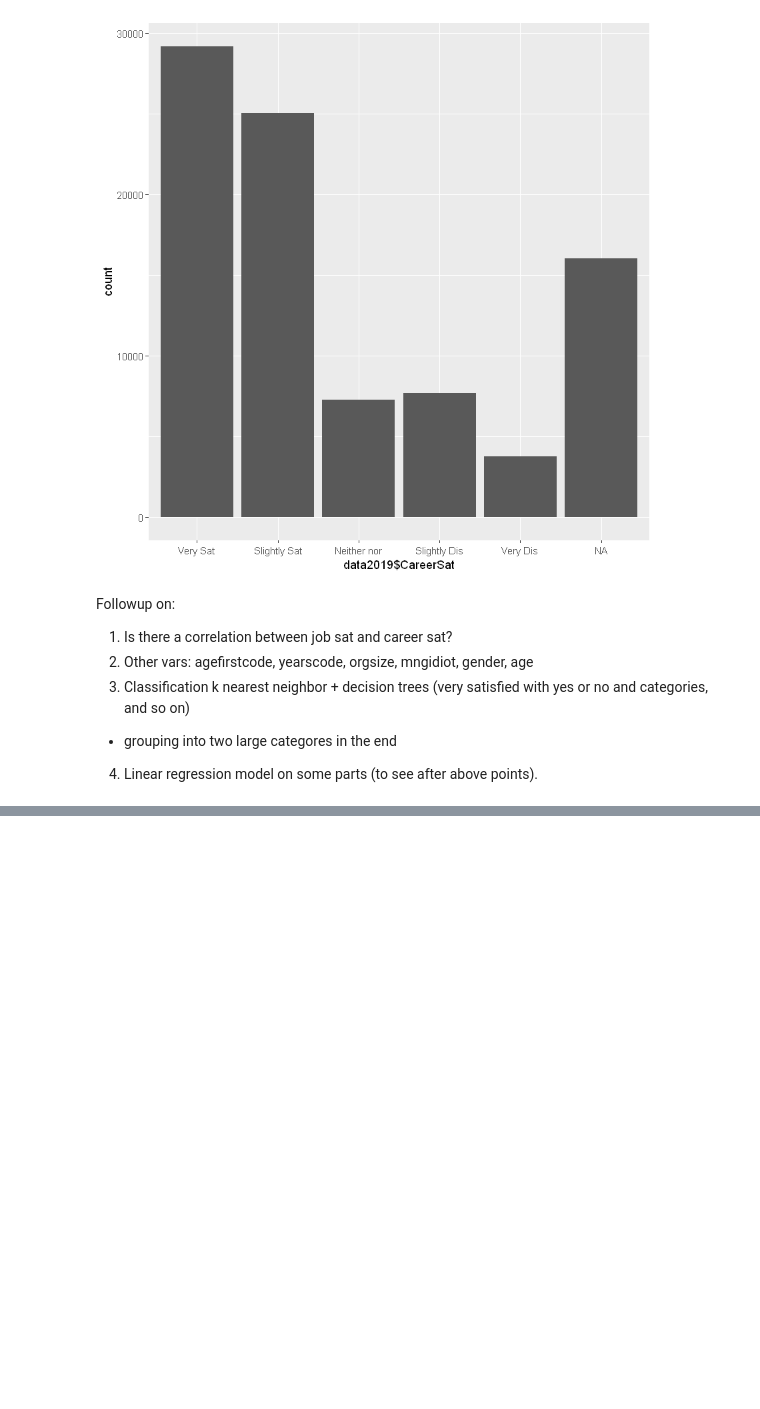
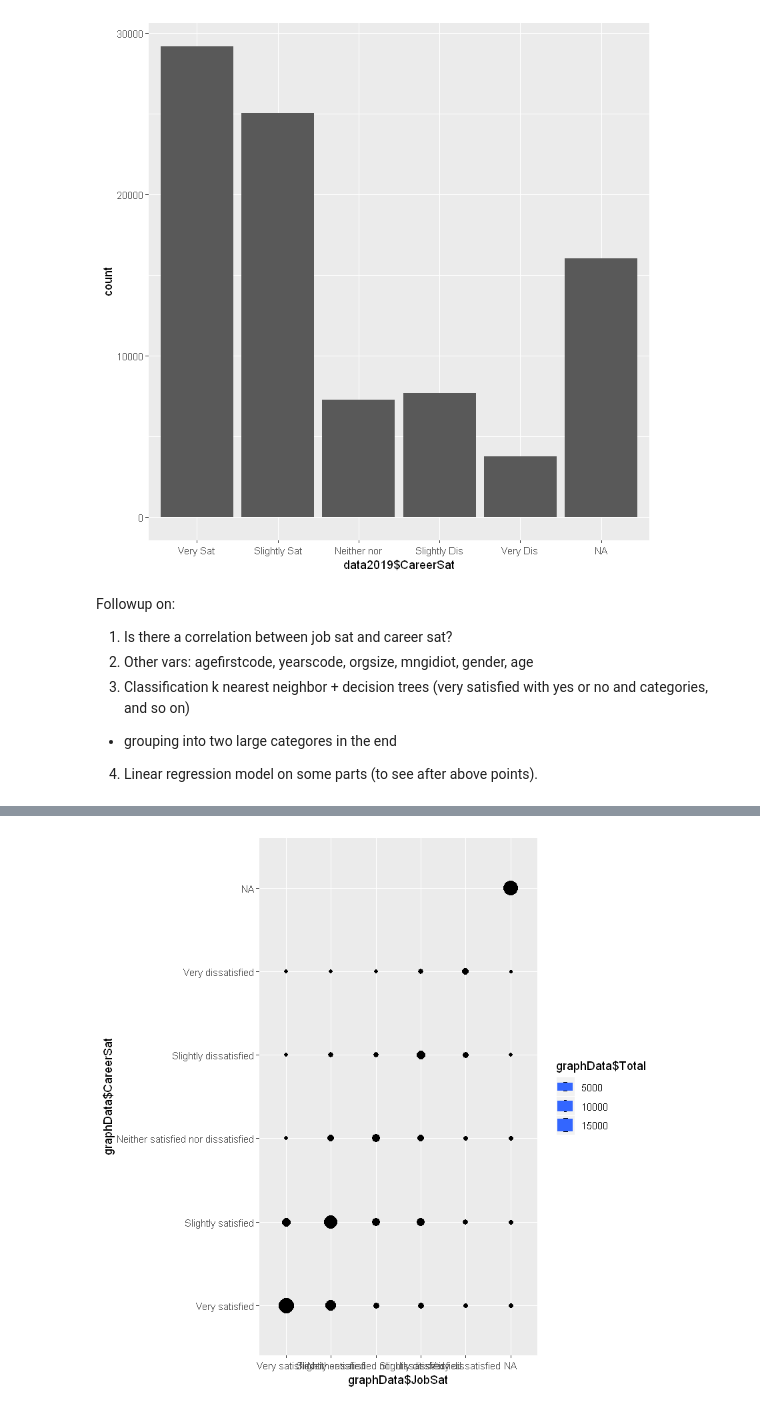
Before and after one commit to kuceriklukas/big-data-project, a Jupyter notebook: Workflow_Clean_Data.ipynb, the cells around one changed output, grey strips where cells are left out. Drawn from its saved outputs; the diff is of its cells as text; code cells hidden in the pictures; blank space fills up the shorter version.

Commit message:
Very simple play with the data

```diff
--- a/Workflow_Clean_Data.ipynb
+++ b/Workflow_Clean_Data.ipynb
@@ -85,0 +88,5 @@ Followup on:
+# %%
+graphData <- data2019 %>%
+    group_by(JobSat, CareerSat) %>%
+        summarize(Total = n())
+graphData
@@ -85,0 +114,5 @@ Followup on:
+# %%
+ggplot(data = graphData, mapping = aes(x = graphData$JobSat, y = graphData$CareerSat, size = graphData$Total)) +
+  geom_point() +  geom_smooth(method = "lm", se = FALSE)
+# %% [output]
+[figure, added]
```
Also changed, not shown: parts of 3 cells of this notebook.
